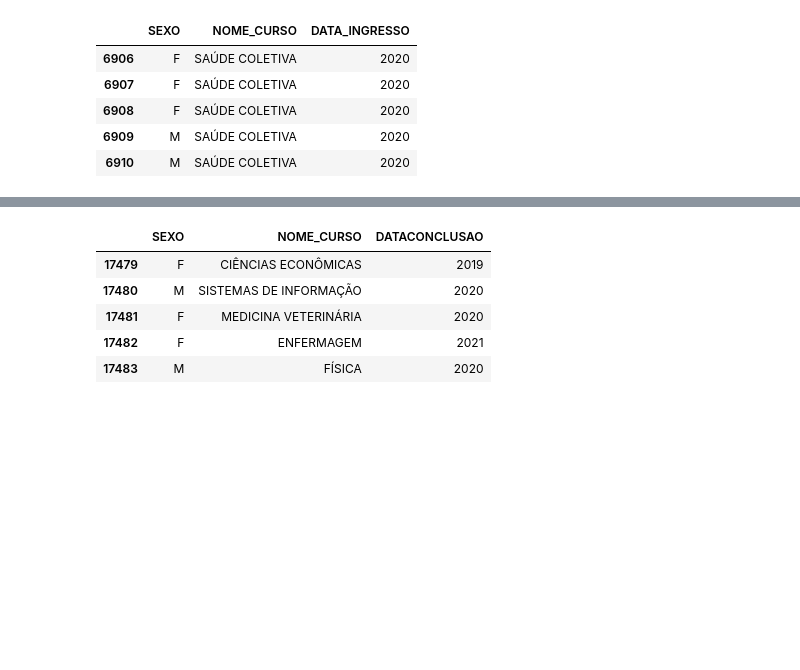
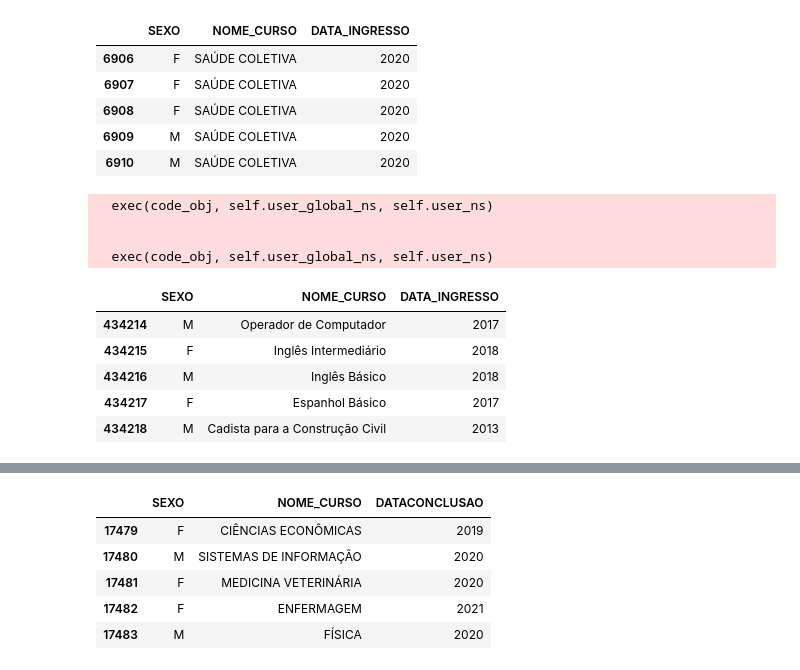
Before and after one commit to melarenina/tcc, a Jupyter notebook: ingresso_mulheres_vs_conclusao.ipynb, the cells around one changed output, grey strips where cells are left out. Drawn from its saved outputs; the diff is of its cells as text; code cells hidden in the pictures; blank space fills up the shorter version.

```diff
--- a/ingresso_mulheres_vs_conclusao.ipynb
+++ b/ingresso_mulheres_vs_conclusao.ipynb
@@ -97,3 +89,24 @@ df_matriculas.tail()
+# %%
+# Leitura do dataset "microdados-matriculas"
+
+df_microdados_matriculas = pd.read_csv( 'microdados-matriculas.csv', encoding='latin-1', error_bad_lines=False, warn_bad_lines=False )
+
+#df_microdados_matriculas = np.where(df_microdados_matriculas['Situação da Matrícula'] == 'APROVADA')
+
+df_microdados_matriculas = df_microdados_matriculas[['Sexo', 'Nome do Curso', 'Dt Data Inicio']]
+df_microdados_matriculas.columns = ['SEXO', 'NOME_CURSO', 'DATA_INGRESSO'] #Padronizando colunas
+df_microdados_matriculas.tail()
+# %% [output]
+  exec(code_obj, self.user_global_ns, self.user_ns)
+
+
+  exec(code_obj, self.user_global_ns, self.user_ns)
+|  | SEXO | NOME_CURSO | DATA_INGRESSO |
+| 434214 | M | Operador de Computador | 2017 |
+| 434215 | F | Inglês Intermediário | 2018 |
+| 434216 | M | Inglês Básico | 2018 |
+| 434217 | F | Espanhol Básico | 2017 |
+| 434218 | M | Cadista para a Construção Civil | 2013 |
 # %%
 # DataFrame "dados_matriculas"
 # É a união de todos os datasets com data de matrículas.
```
Also changed, not shown: parts of 6 cells of this notebook, 2 other files.
